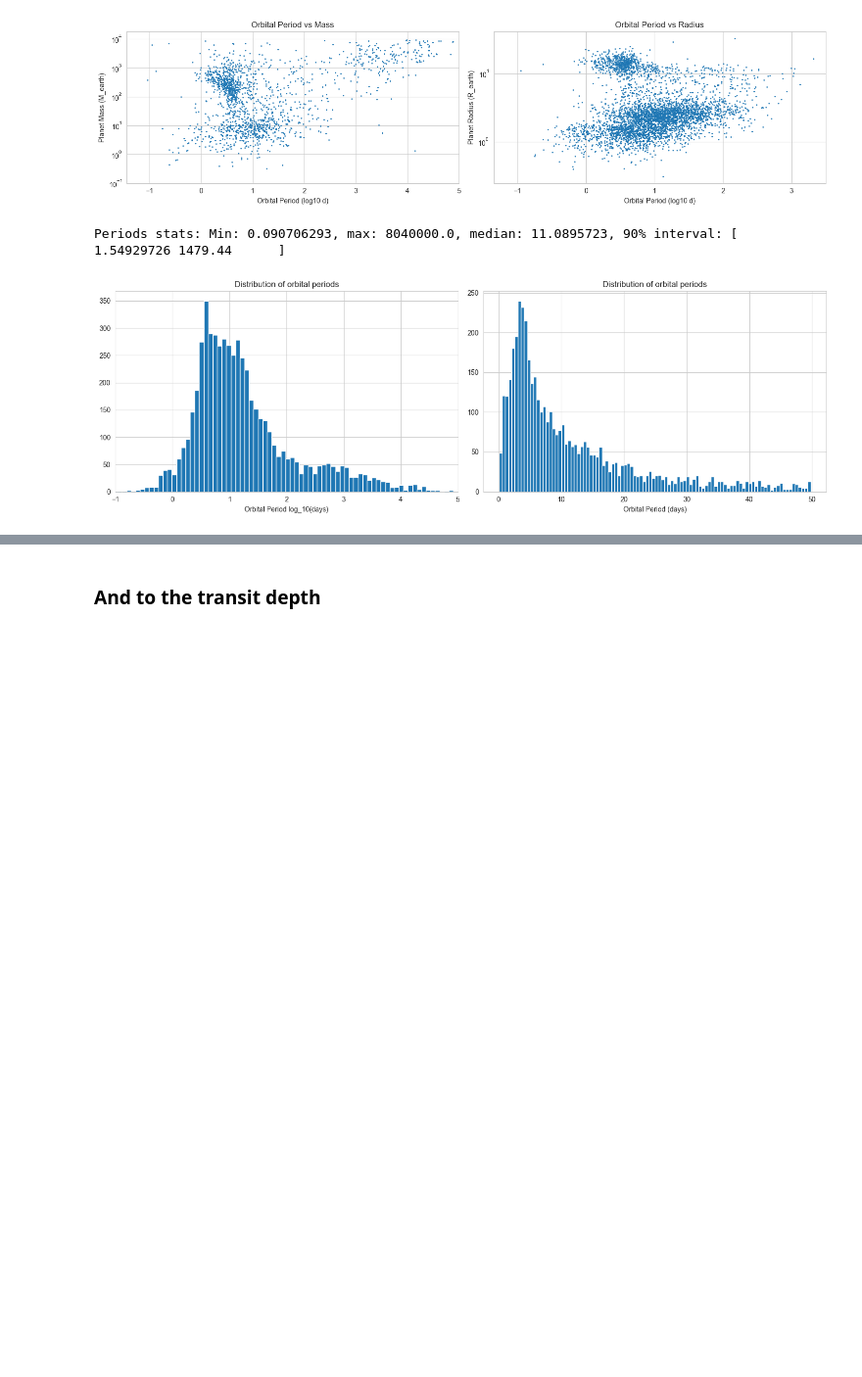
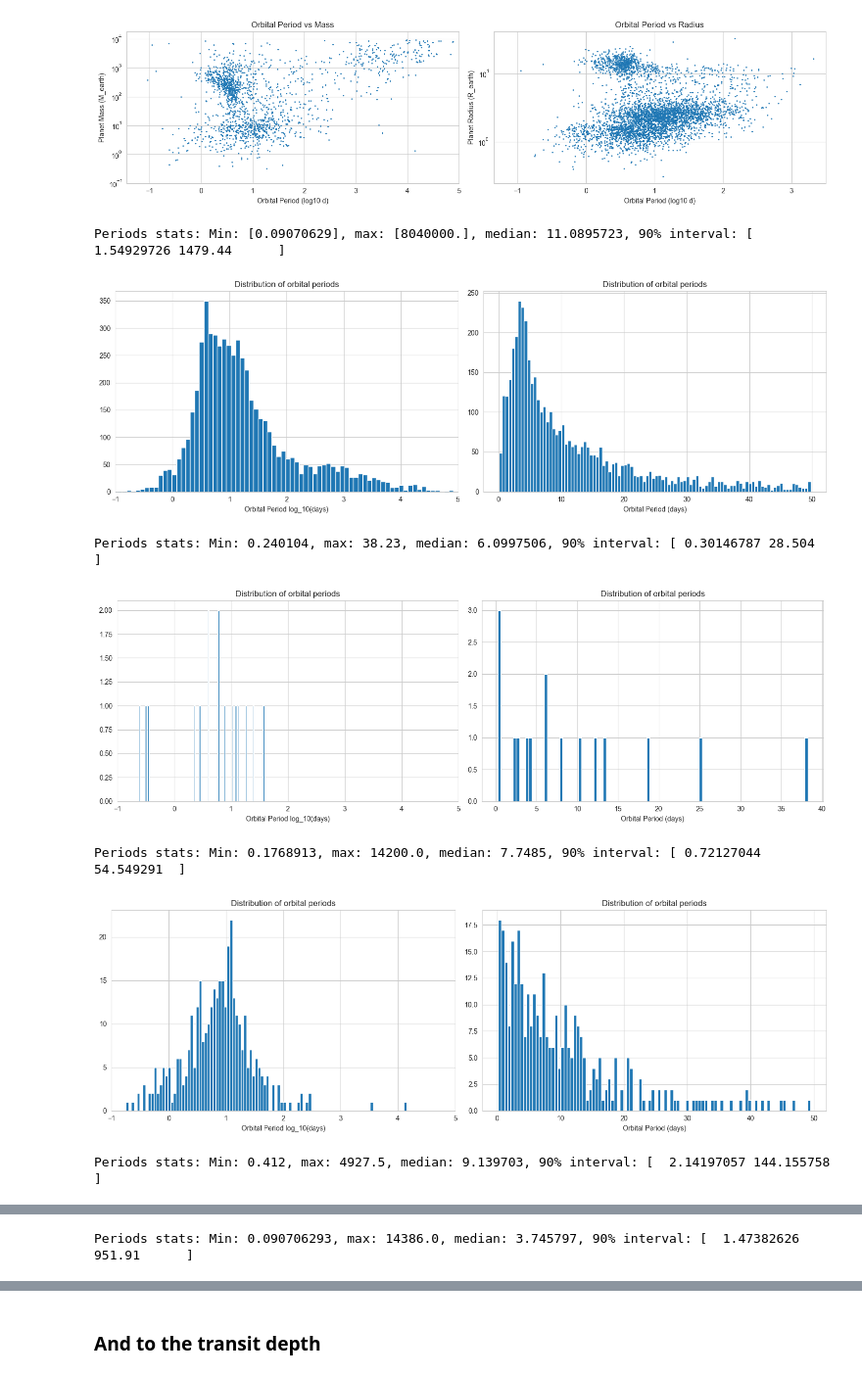
Before and after one commit to sechlol/exo-finder, a Jupyter notebook: exo_finder/eda/1_exoplanets_dataset_exploration.ipynb, the cells around one changed output, grey strips where cells are left out. Shown: that part at 98% size. Cells and saved outputs as stored; diff of their text form; code cells hidden in the pictures; blank space fills up the shorter version.

```diff
--- a/exo_finder/eda/1_exoplanets_dataset_exploration.ipynb
+++ b/exo_finder/eda/1_exoplanets_dataset_exploration.ipynb
@@ -121,15 +123,35 @@ plot_planet_period_radius_mass(period_mass=orbit_mass, period_radius=orbit_radiu
 Total planets: 1630, 4448
 [figure]
 # %%
-periods = exo_df["pl_orbper"].dropna().to_numpy()
-print(f"Periods stats: Min: {min(periods)}, max: {max(periods)}, median: {np.median(periods)}, 90% interval: {np.quantile(periods, q=(0.05, 0.95))}")
-fig, (ax1, ax2) = plt.subplots(1, 2, figsize=(15, 5))
-ax1.hist(np.log10(periods), bins=100)
-ax2.hist(periods[periods < 50], bins=100)
-ax1.set(title="Distribution of orbital periods", xlabel="Orbital Period log_10(days)", xlim=(-1, 5))
-ax2.set(title="Distribution of orbital periods", xlabel="Orbital Period (days)")
-plt.tight_layout()
-plt.show()
+def plot_orbital_period_distribution(mass_range: Optional[tuple[float, float]] = None):
+    if mass_range:
+        m_low, m_high = mass_range
+        planets_and_masses = exo_df[["pl_orbper", "pl_masse"]].dropna()
+        mask = (planets_and_masses["pl_masse"] > m_low) & (planets_and_masses["pl_masse"] < m_high)
+        periods = planets_and_masses.loc[mask, "pl_orbper"].to_numpy()
+    else:
+        periods = exo_df[["pl_orbper"]].dropna().to_numpy()
+
+    print(f"Periods stats: Min: {min(periods)}, max: {max(periods)}, median: {np.median(periods)}, 90% interval: {np.quantile(periods, q=(0.05, 0.95))}")
+
+    fig, (ax1, ax2) = plt.subplots(1, 2, figsize=(15, 5))
+    ax1.hist(np.log10(periods), bins=100)
+    ax2.hist(periods[periods < 50], bins=100)
+    ax1.set(title="Distribution of orbital periods", xlabel="Orbital Period log_10(days)", xlim=(-1, 5))
+    ax2.set(title="Distribution of orbital periods", xlabel="Orbital Period (days)")
+    plt.tight_layout()
+    plt.show()
+
+plot_orbital_period_distribution()
+plot_orbital_period_distribution(mass_range=(0, 1))
+plot_orbital_period_distribution(mass_range=(1, 10))
+plot_orbital_period_distribution(mass_range=(10, 100))
+plot_orbital_period_distribution(mass_range=(100, 1000))
 # %% [output]
-Periods stats: Min: 0.090706293, max: 8040000.0, median: 11.0895723, 90% interval: [   1.54929726 1479.44      ]
+Periods stats: Min: [0.09070629], max: [8040000.], median: 11.0895723, 90% interval: [   1.54929726 1479.44      ]
 [figure]
+Periods stats: Min: 0.240104, max: 38.23, median: 6.0997506, 90% interval: [ 0.30146787 28.504     ]
+[figure, added]
+Periods stats: Min: 0.1768913, max: 14200.0, median: 7.7485, 90% interval: [ 0.72127044 54.549291  ]
+[figure, added]
+Periods stats: Min: 0.412, max: 4927.5, median: 9.139703, 90% interval: [  2.14197057 144.155758  ]
@@ -135,0 +159 @@ Periods stats: Min: 0.090706293, max: 8040000.0, median: 11.0895723, 90% interva
+Periods stats: Min: 0.090706293, max: 14386.0, median: 3.745797, 90% interval: [  1.47382626 951.91      ]
```
Also changed, not shown: parts of 2 cells of this notebook, 30 other files.
